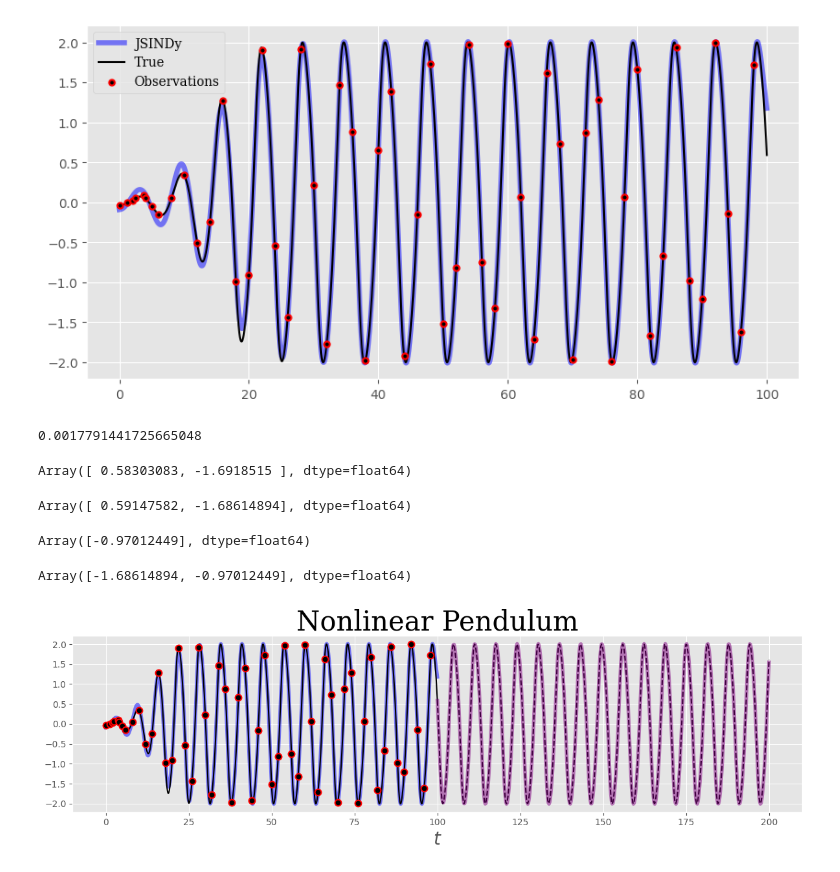
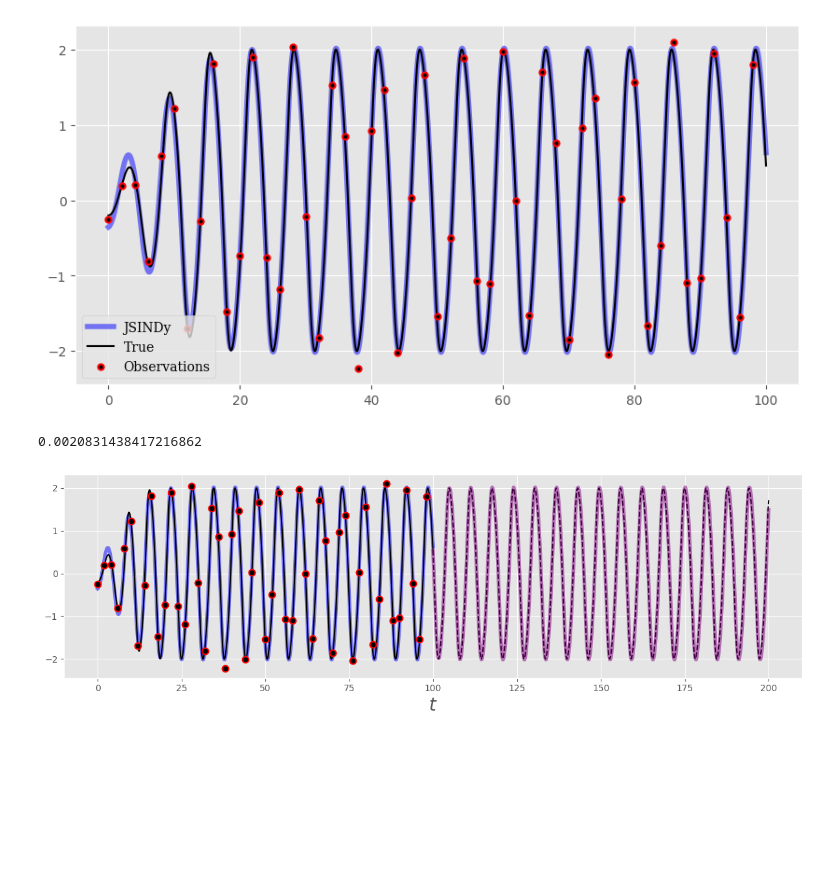
Before and after one commit to AHsu98/jsindy, a Jupyter notebook: paper-figures/higher-order/von-der-pol/vdp.ipynb, the cells around one changed output. Drawn from its saved outputs; the diff is of its cells as text; code cells hidden in the pictures; blank space fills up the shorter version.

```diff
--- a/paper-figures/higher-order/von-der-pol/vdp.ipynb
+++ b/paper-figures/higher-order/von-der-pol/vdp.ipynb
@@ -37,15 +37,15 @@ rkey = PRNGKey(seed=seed)
 # %%
 dt = 0.005
 noise = 0.01
-# noise = 0.0
+noise = 0.1
 dt_train = 2
 
 n_colloc = 500
 
-x0 = -3.20767361e-02       # initial displacement
-# x0 = -0.2
-# dx0 = 0.0
-dx0 = 1.28199828e-03      # initial velocity
+# x0 = -3.20767361e-02       # initial displacement
+x0 = -0.2
+dx0 = 0.0
+# dx0 = 1.28199828e-03      # initial velocity
 
 t0 = 0.0
 t1 = 100.0
@@ -87,10 +87,10 @@ t_true = jnp.arange(t0,t1,dt)
 X_true = jax.vmap(sol.evaluate)(t_true)
 
 t_train = jnp.arange(t0,t1, dt_train)
-extra_t_train= jnp.linspace(0,5,5)[1:]
-t_train = jnp.hstack([t_train,extra_t_train])
-t_as = jnp.argsort(t_train)
-t_train = t_train[t_as]
+# extra_t_train= jnp.linspace(0,5,5)[1:]
+# t_train = jnp.hstack([t_train,extra_t_train])
+# t_as = jnp.argsort(t_train)
+# t_train = t_train[t_as]
 
 
 X_train_true = jax.vmap(sol.evaluate)(t_train)
@@ -104,7 +104,7 @@ X_train_true = jax.vmap(sol.evaluate)(t_train)
 
 X_train = X_train_true + noise*jax.random.normal(rkey,X_train_true.shape)
 
-t_colloc, w_colloc = get_collocation_points_weights(t_train, n_colloc)
+t_colloc, w_colloc = get_collocation_points_weights(t_train, n_colloc,bleedout_nodes=5)
 # %%
 plt.figure(figsize=(10,5))
 plt.plot(t_true, X_true[:,0],c='black')
@@ -197,12 +197,12 @@ plt.scatter(t_train, X_train[:,0], zorder = 2, facecolors='black', edgecolors='r
 plt.legend(prop={'family':'serif'})
 plt.show()
 # %% [output]
-[figure, old version]
+[figure, new version]
 # %%
 mse_linear = jnp.mean((X_true[:,0] - x_pred[:,0])**2,axis=0)/jnp.var(X_true[:,0],axis=0)
 print(mse_linear)
 # %% [output]
-0.0017791441725665048
+0.0020831438417216862
 # %%
 # X_train[:,1], X_train[:,0],
 # %%
@@ -213,8 +213,8 @@ def model_state_pred(t,state,args):
 
 model_term = diffrax.ODETerm(model_state_pred)
 
-new_start = t1 - 0.02
-new_start = t1
+new_start = t1 - 0.05
+# new_start = t1
 new_init = sol.evaluate(new_start)
 sol_continue = diffrax.diffeqsolve(
     term,
@@ -239,48 +239,32 @@ simulated_sol = diffrax.diffeqsolve(
     saveat=save_at,
     max_steps = int(10*(t1-t0)/dt)
 )
-# %%
-new_init
-# %% [output]
-Array([ 0.58303083, -1.6918515 ], dtype=float64)
-# %%
-X_true[-1]
-# %% [output]
-Array([ 0.59147582, -1.68614894], dtype=float64)
-# %%
-model.predict(X_true[-1])
-# %% [output]
-Array([-0.97012449], dtype=float64)
-# %%
-model_state_pred(None, X_true[-1], None)
-# %% [output]
-Array([-1.68614894, -0.97012449], dtype=float64)
 # %%
-new_grid = jnp.linspace(t1,2*t1,500)
+new_grid = jnp.linspace(new_start,2*t1,500)
 # plt.plot(new_grid,jax.vmap(sol_continue.evaluate)(new_grid)[:,0])
 # plt.plot(new_grid,jax.vmap(simulated_sol.evaluate)(new_grid)[:,0])
 
 # plt.show()
 
 true_forward = jax.vmap(sol_continue.evaluate)(new_grid)[:,0]
 learned_forward = jax.vmap(simulated_sol.evaluate)(new_grid)[:,0]
 
 cutoff = -1
 plt.figure(figsize=(12,4))
 plt.plot(t_true[:cutoff], x_pred[:cutoff], label="JSINDy", c='blue', alpha=0.5, lw=4)
 plt.plot(t_true[:cutoff], X_true[:cutoff,0], label= 'True', c='black')
 plt.scatter(t_train, X_train[:,0], zorder = 3, facecolors='black', edgecolors='red', label="Observations", s=50,lw=1.5)
 
 
 plt.plot(new_grid, true_forward,linestyle="--", c='black', label="True Unseen Trajectory")
 plt.plot(new_grid, learned_forward, c='purple', lw=4, label="Simulated Dynamics",alpha=0.5)
 
 plt.xlabel(r"$t$",size=20, family='serif')
 # plt.legend(prop={'family':'serif'},loc='right')
-plt.title(r"Nonlinear Pendulum",size=30, family='serif')
+# plt.title(r"Nonlinear Pendulum",size=30, family='serif')
 plt.tight_layout()
 # if savefig:
-#     plt.savefig("non-linear-pendulum.pdf")
+plt.savefig("vdp.pdf")
 plt.show()
 # %% [output]
-[figure, old version]
+[figure, new version]
```
Also changed, not shown: parts of 2 cells of this notebook, 1 other file.
